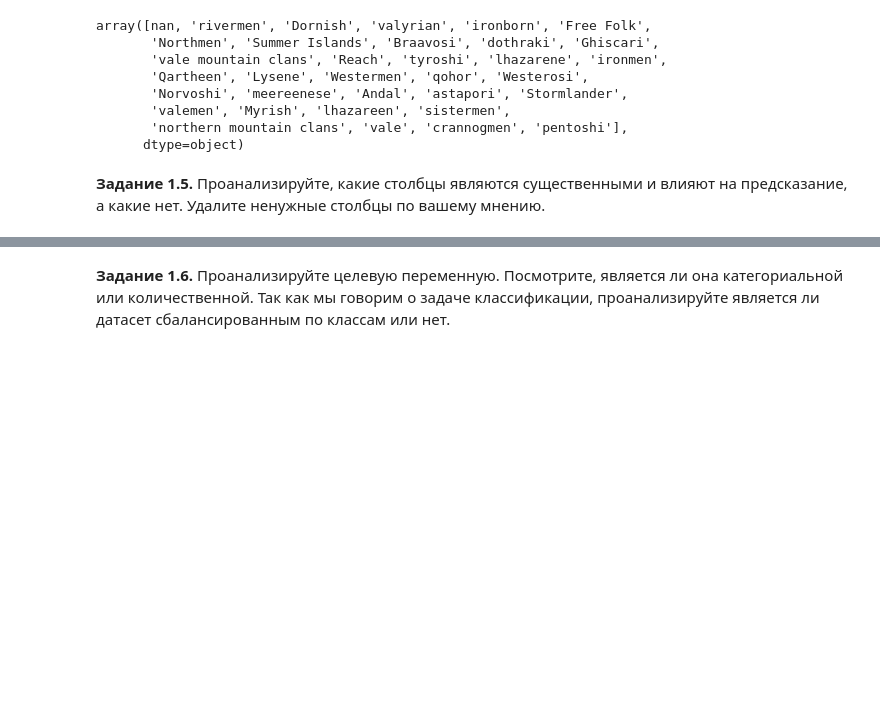
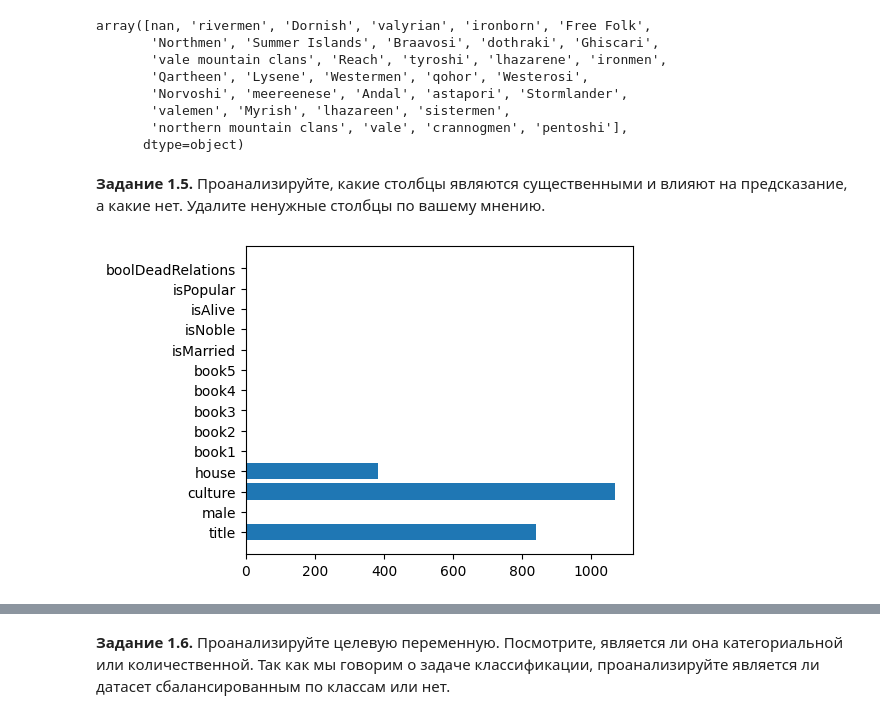
Before and after one commit to taravskayavm/DLS_I, a Jupyter notebook: week_01_ml_intro/Homework/hw_1_game_of_thrones.ipynb, the cells around one changed output, grey strips where cells are left out. Saved outputs shown, nothing was run; the diff lists cells and outputs as text; code cells hidden in the pictures; blank space fills up the shorter version.

```diff
--- a/week_01_ml_intro/Homework/hw_1_game_of_thrones.ipynb
+++ b/week_01_ml_intro/Homework/hw_1_game_of_thrones.ipynb
@@ -254,3 +253,13 @@ array([nan, 'rivermen', 'Dornish', 'valyrian', 'ironborn', 'Free Folk',
       dtype=object)
 # %% [markdown]
 **Задание 1.5.** Проанализируйте, какие столбцы являются существенными и влияют на предсказание, а какие нет. Удалите ненужные столбцы по вашему мнению.
+# %%
+data.drop(columns=['age', 'isAliveSpouse', 'isAliveMother', 'isAliveFather', 'isAliveHeir', 'spouse', \
+                   'mother', 'father', 'heir', 'dateOfBirth', 'name'], inplace = True)
+# %%
+df = data.isna().sum()
+
+plt.figure(figsize=(5,4))
+plt.barh(df.index, df.values);
+# %% [output]
+[figure, added]
```
Also changed, not shown: parts of 13 cells of this notebook.
